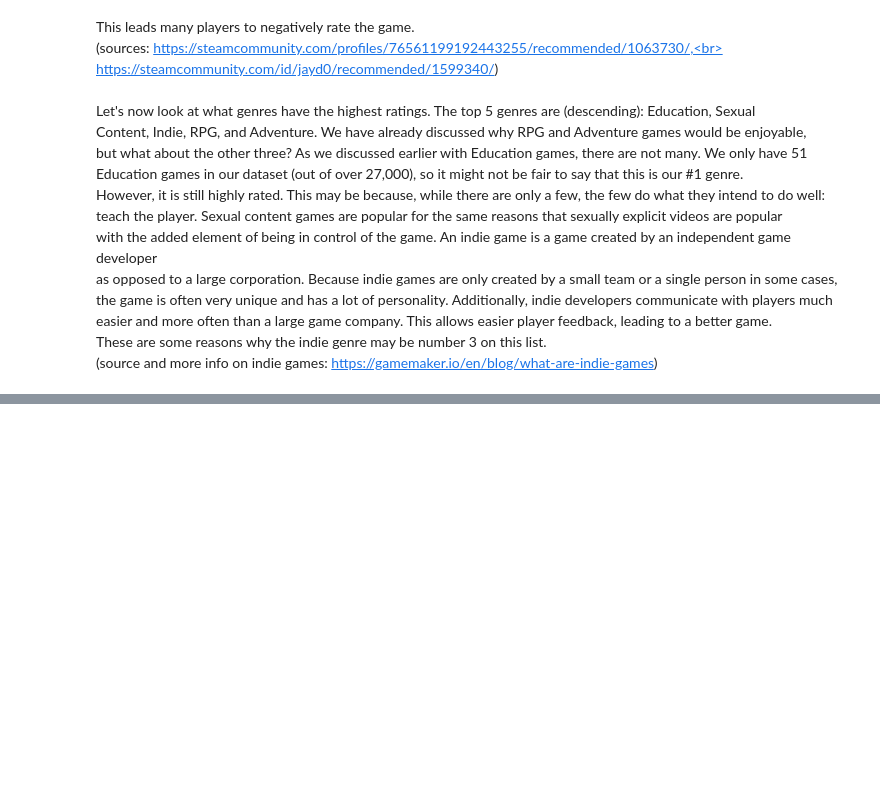
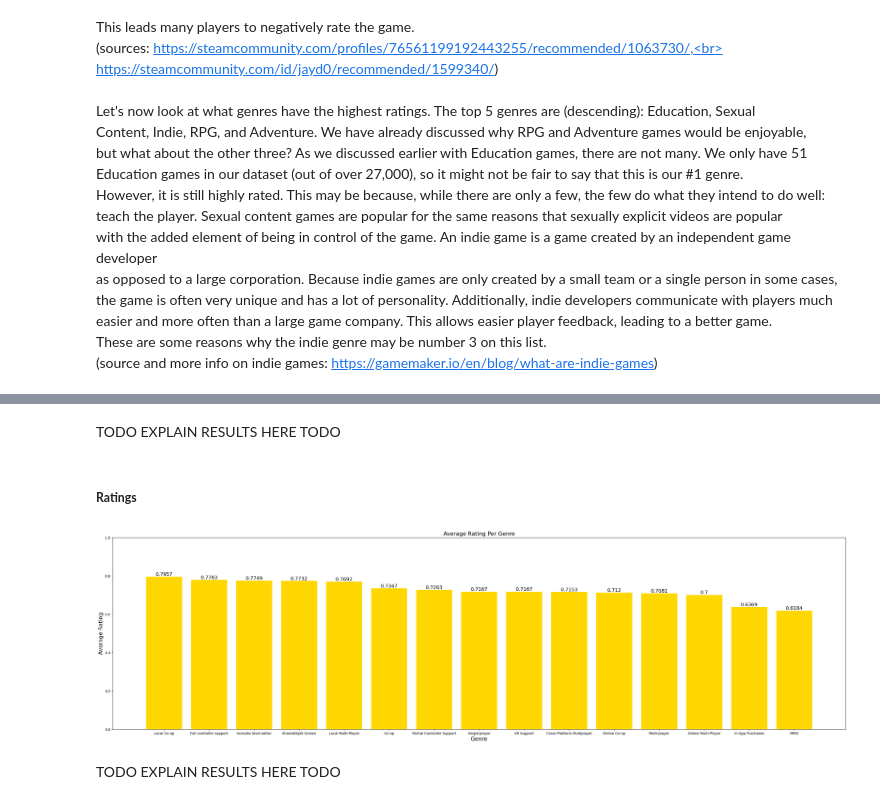
Before and after one commit to kevinrr888/kevinrr888.github.io, a Jupyter notebook: game_popularity.ipynb, the cells around one changed output, grey strips where cells are left out. Saved outputs shown, nothing was run; the diff lists cells and outputs as text; code cells hidden in the pictures; blank space fills up the shorter version.

```diff
--- a/game_popularity.ipynb
+++ b/game_popularity.ipynb
@@ -560,0 +695,28 @@ These are some reasons why the indie genre may be number 3 on this list.<br>
+# %% [markdown]
+TODO EXPLAIN RESULTS HERE TODO
+# %% [markdown]
+##### **Ratings**
+# %%
+plt.figure(figsize=(38,10))
+plt.xlabel("Genre", fontsize=16)
+plt.ylabel("Average Rating", fontsize=16)
+plt.title("Average Rating Per Genre", fontsize=16)
+
+cat_to_rating = {}
+# For each genre we will plot the average rating
+for cat in categories:
+    # Filter the df to just include the rows/games which are the genre 'genre'
+    filtered_df = games_df.loc[games_df["category_" + cat] == 1]
+    # Round to avoid long chart labels
+    cat_to_rating.update({cat : round(mean(filtered_df['rating']), 4)})
+
+# Sort cat_to_rating in descending order
+sorted_dict = dict(sorted(cat_to_rating.items(), key=lambda x:x[1], reverse=True))
+barplot = plt.bar(sorted_dict.keys(), sorted_dict.values(), color='gold')
+plt.bar_label(barplot, labels=sorted_dict.values(), fontsize=14)
+plt.ylim([0, 1])
+plt.show()
+# %% [output]
+[figure, added]
+# %% [markdown]
+TODO EXPLAIN RESULTS HERE TODO
```
Also changed, not shown: parts of 13 cells of this notebook.
